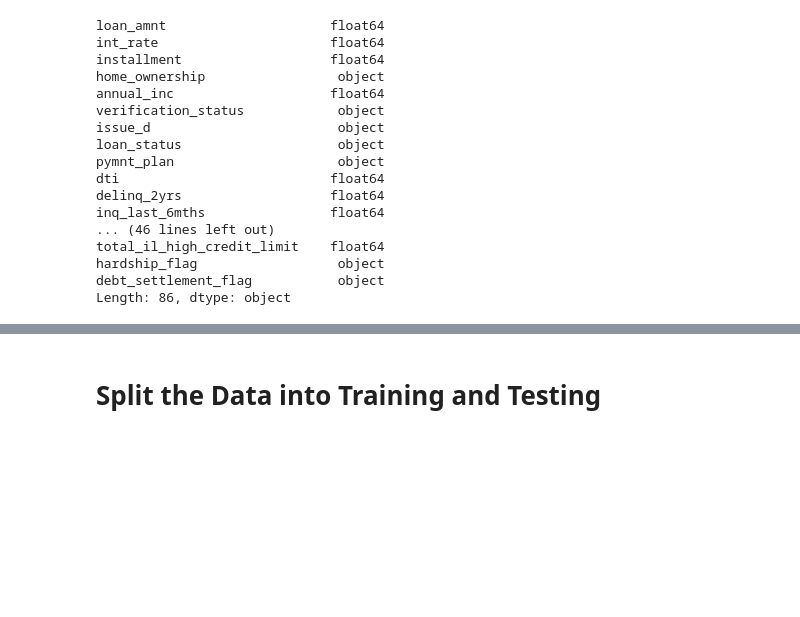
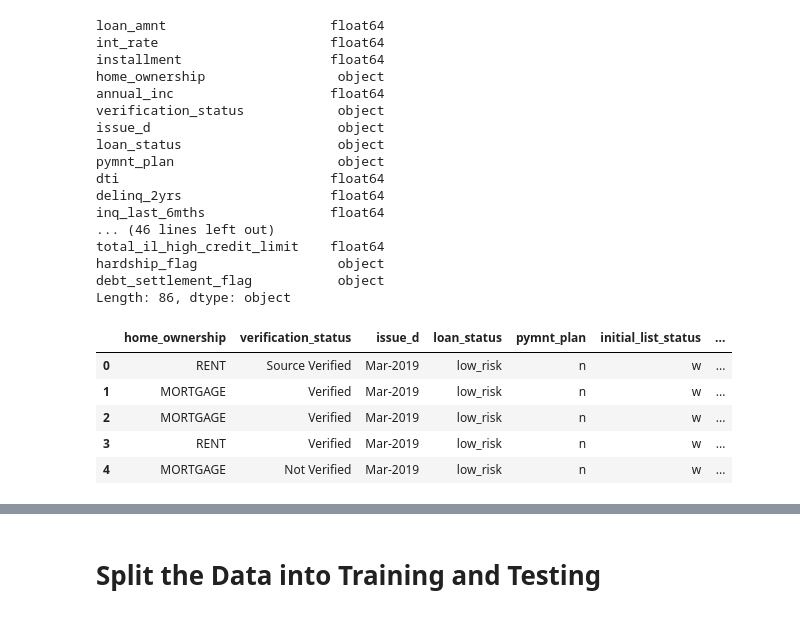
Before and after one commit to tyoung65/Credit_Risk_Analysis_with_Machine_Learning, a Jupyter notebook: credit_risk_resampling.ipynb, the cells around one changed output, grey strips where cells are left out. Saved outputs shown, nothing was run; the diff lists cells and outputs as text; code cells hidden in the pictures; blank space fills up the shorter version.

```diff
--- a/credit_risk_resampling.ipynb
+++ b/credit_risk_resampling.ipynb
@@ -101,3 +101,12 @@ total_il_high_credit_limit    float64
 hardship_flag                  object
 debt_settlement_flag           object
 Length: 86, dtype: object
+# %%
+df.select_dtypes('object').head()
+# %% [output]
+|  | home_ownership | verification_status | issue_d | loan_status | pymnt_plan | initial_list_status | ... |
+| 0 | RENT | Source Verified | Mar-2019 | low_risk | n | w | ... |
+| 1 | MORTGAGE | Verified | Mar-2019 | low_risk | n | w | ... |
+| 2 | MORTGAGE | Verified | Mar-2019 | low_risk | n | w | ... |
+| 3 | RENT | Verified | Mar-2019 | low_risk | n | w | ... |
+| 4 | MORTGAGE | Not Verified | Mar-2019 | low_risk | n | w | ... |
```
Also changed, not shown: parts of 16 cells of this notebook.
